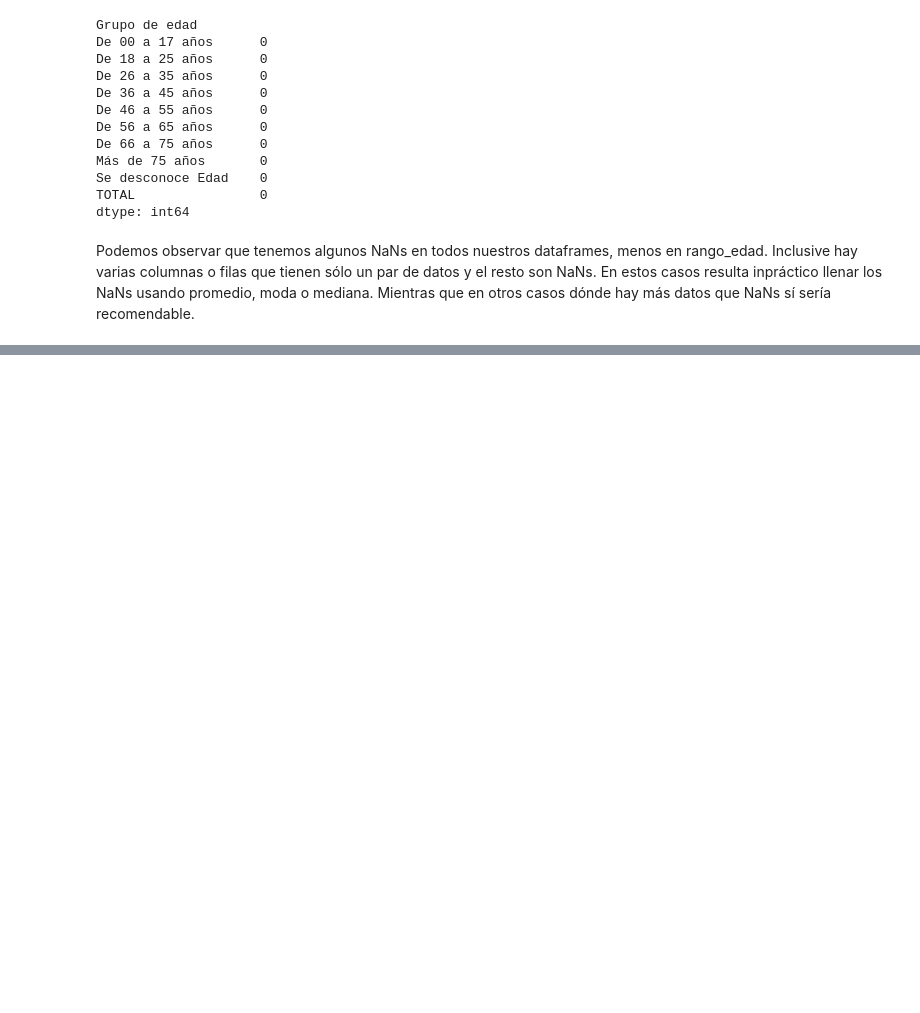
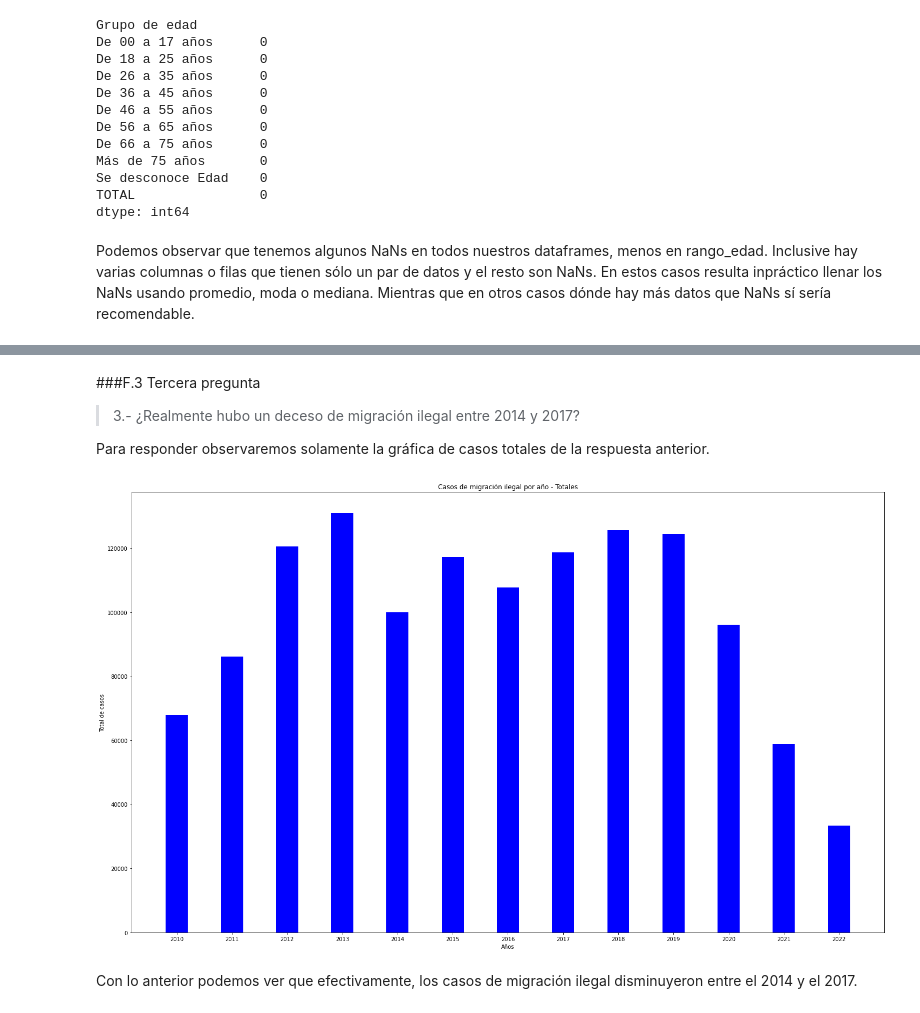
Before and after one commit to JuanMaLR/bedu-equipo4-dataScience-P-FP, a Jupyter notebook: FinalProject.ipynb, the cells around one changed output, grey strips where cells are left out. Saved outputs shown, nothing was run; the diff lists cells and outputs as text; code cells hidden in the pictures; blank space fills up the shorter version.

Commit message:
Respuestas corregidas y planes a futuro

```diff
--- a/FinalProject.ipynb
+++ b/FinalProject.ipynb
@@ -1319,0 +1155,15 @@ Dado que este módulo únicamente abarca el procesamiento de datos, y por ende n
+# %%
+casos_h = casos_migracion_ilegal.copy() # Copiamos el dataframe previo
+casos_h.drop(columns = list(casos_h.filter(regex='m_').columns), inplace = True) # Se eliminan las filas no correspondientes a este género
+casos_h.drop(columns = list(casos_h.filter(regex='nb_').columns), inplace = True)
+
+#similar en el los otros dos géneros
+casos_m = casos_migracion_ilegal.copy()
+casos_m.drop(columns = list(casos_m.filter(regex='h_').columns), inplace = True)
+casos_m.drop(columns = list(casos_m.filter(regex='nb_').columns), inplace = True)
+
+casos_nb = casos_migracion_ilegal.copy()
+casos_nb.drop(columns = list(casos_nb.filter(regex='h_').columns), inplace = True)
+casos_nb.drop(columns = list(casos_nb.filter(regex='m_').columns), inplace = True)
+
+casos_t = casos_migracion_ilegal.copy()
@@ -1319,0 +1255,22 @@ Dado que este módulo únicamente abarca el procesamiento de datos, y por ende n
+# %% [markdown]
+###F.3 Tercera pregunta
+
+
+> 3.- ¿Realmente hubo un deceso de migración ilegal entre 2014 y 2017?
+
+
+Para responder observaremos solamente la gráfica de casos totales de la respuesta anterior.
+# %%
+fig2 = plt.figure(figsize=(25,15))
+fig2.tight_layout()
+
+plt.title('Casos de migración ilegal por año - Totales')
+plt.bar(anns, tot_t, color ='blue', width = 0.4)
+plt.xlabel("Años")
+plt.ylabel("Total de casos")
+
+plt.show()
+# %% [output]
+[figure, added]
+# %% [markdown]
+Con lo anterior podemos ver que efectivamente, los casos de migración ilegal disminuyeron entre el 2014 y el 2017.
```
Also changed, not shown: parts of 95 cells of this notebook.
